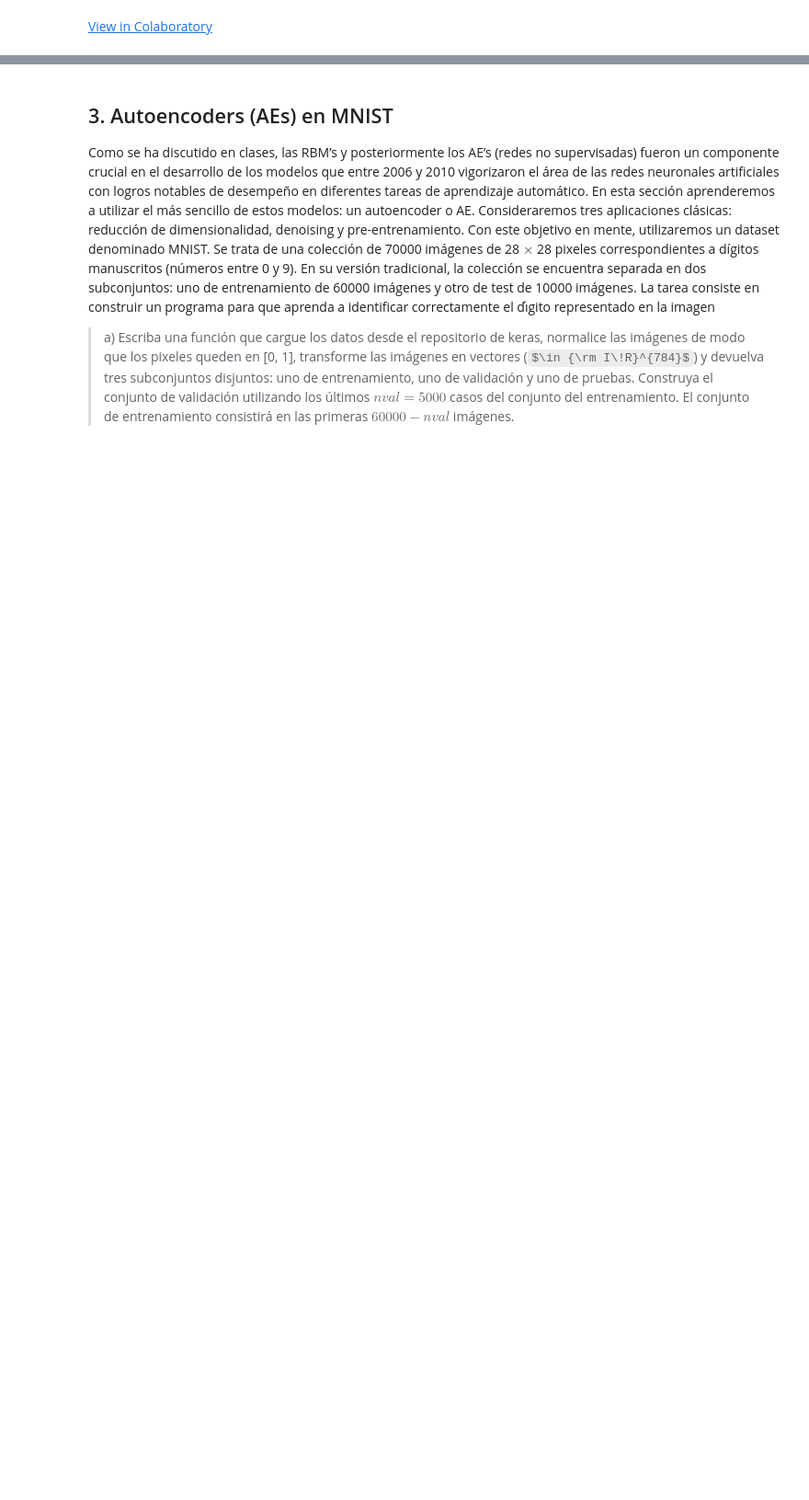
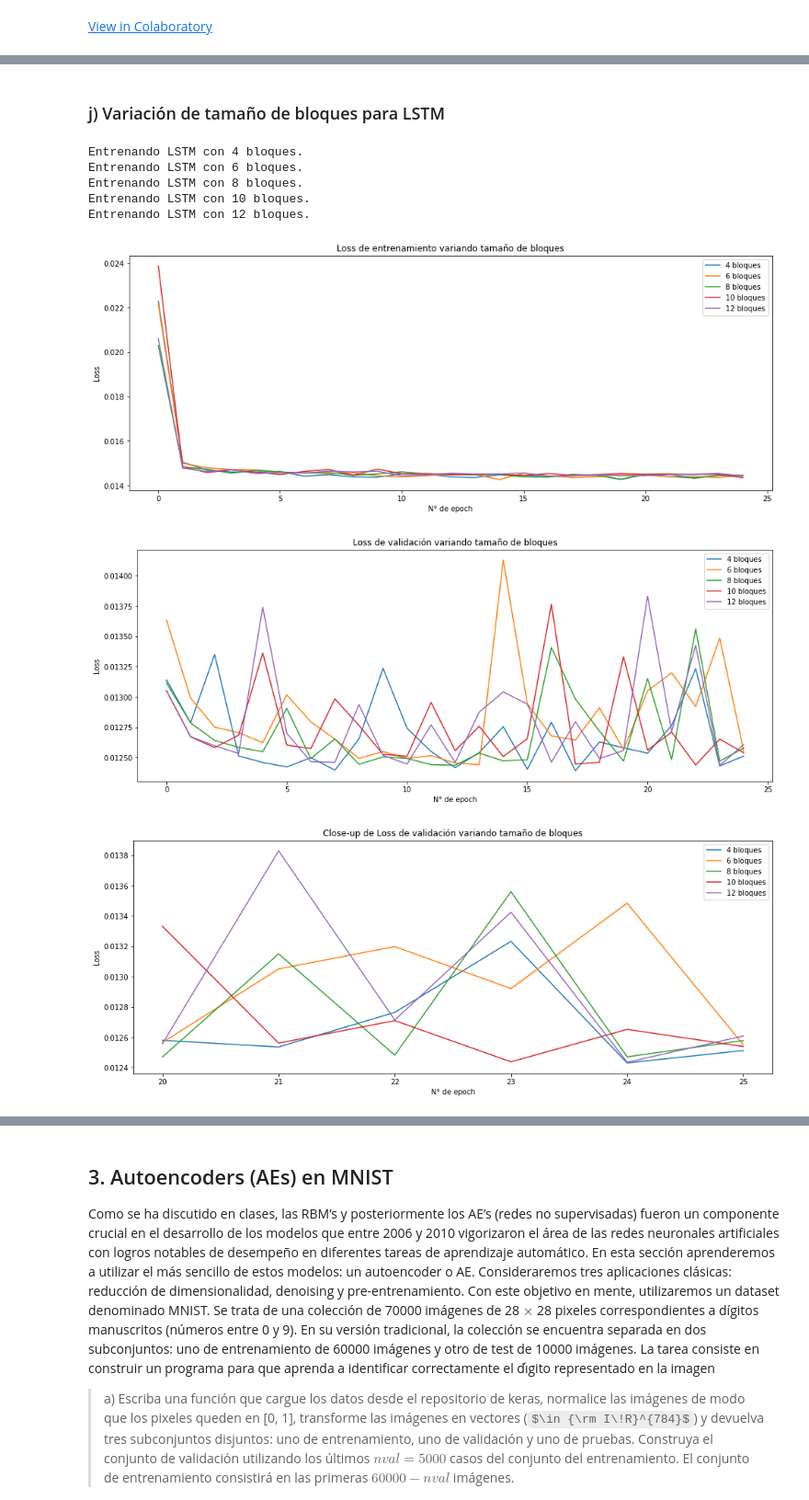
Before and after one commit to nachotp/Tarea2-INF395, a Jupyter notebook: Tarea_2.ipynb, the cells around one changed output, grey strips where cells are left out. Shown at 92% size. Saved outputs shown, nothing was run; the diff lists cells and outputs as text; code cells hidden in the pictures; some formulas as TeX source; blank space fills up the shorter version.

```diff
--- a/Tarea_2.ipynb
+++ b/Tarea_2.ipynb
@@ -188,0 +260,64 @@ $$
+# %% [markdown]
+### j) Variación de tamaño de bloques para LSTM
+# %%
+lag = 3
+trainX, trainY = create_dataset(stream_train_scaled, lag)
+testX, testY = create_dataset(stream_test_scaled, lag)
+valX, valY = create_dataset(stream_validation_scaled, lag)
+
+trainX = np.reshape(trainX, (trainX.shape[0], 1, trainX.shape[1]))
+testX = np.reshape(testX, (testX.shape[0], 1, testX.shape[1]))
+valX = np.reshape(valX, (valX.shape[0], 1, valX.shape[1]))
+
+
+block_loss = []
+block_val_loss = []
+nb = range(4,13,2)
+for blocks in nb:
+  model = Sequential()
+  model.add(CuDNNLSTM(blocks,input_shape=(1, lag)))
+  model.add(Dense(1))
+  model.compile(loss='mean_squared_error', optimizer='adam')
+  print("Entrenando LSTM con {0} bloques.".format(blocks))
+  result = model.fit(trainX, trainY, epochs=25, batch_size=1, validation_data=(valX, valY), verbose=0);
+  block_loss.append(result.history['loss'])
+  block_val_loss.append(result.history['val_loss'])
+# %% [output]
+Entrenando LSTM con 4 bloques.
+Entrenando LSTM con 6 bloques.
+Entrenando LSTM con 8 bloques.
+Entrenando LSTM con 10 bloques.
+Entrenando LSTM con 12 bloques.
+# %%
+plt.figure(1, figsize=(16,6))
+plt.title("Loss de entrenamiento variando tamaño de bloques")
+for i in range(len(nb)):
+  plt.plot(
+      block_loss[i], label="{0} bloques".format(nb[i]))
+plt.ylabel("Loss")
+plt.xlabel("N° de epoch")
+plt.legend()
+plt.show();
+
+plt.figure(1, figsize=(16,6))
+plt.title("Loss de validación variando tamaño de bloques")
+for i in range(len(nb)):
+  plt.plot(
+      block_val_loss[i], label="{0} bloques".format(nb[i]))
+plt.ylabel("Loss")
+plt.xlabel("N° de epoch")
+plt.legend()
+plt.show();
+
+plt.figure(1, figsize=(16,6))
+plt.title("Close-up de Loss de validación variando tamaño de bloques")
+for i in range(len(nb)):
+  plt.plot(range(20,26), block_val_loss[i][19:], label="{0} bloques".format(nb[i]))
+plt.ylabel("Loss")
+plt.xlabel("N° de epoch")
+plt.legend()
+plt.show();
+# %% [output]
+[figure, added]
+[figure, added]
+[figure, added]
```
Also changed, not shown: parts of 46 cells of this notebook.
